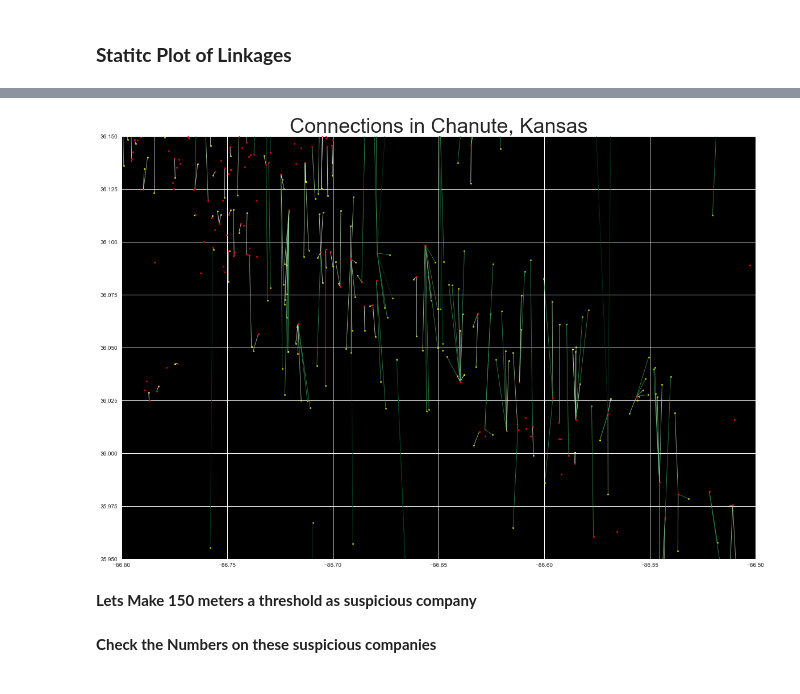
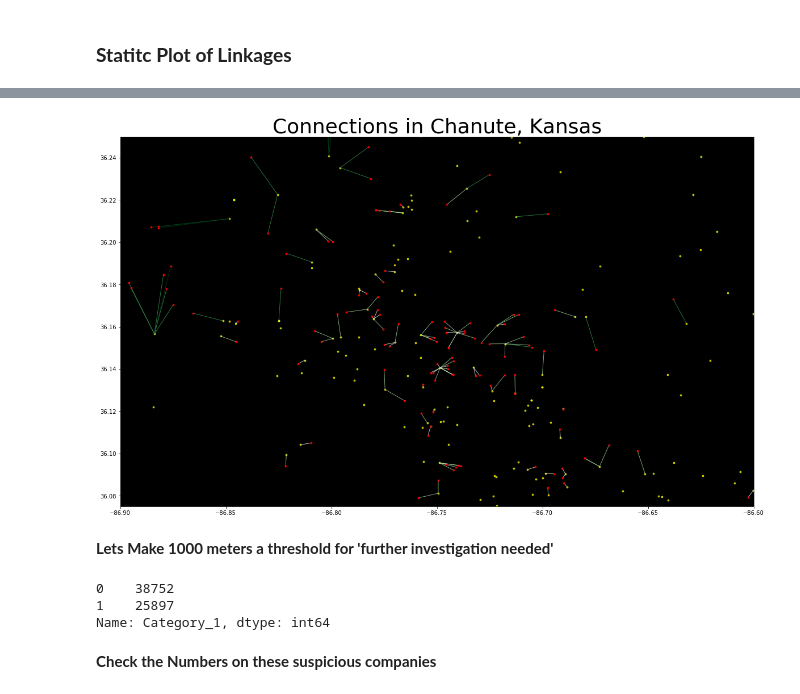
Before and after one commit to raedjamw/Chameleon-Trucking, a Jupyter notebook: Phase_1/Analysis_IS_OS.ipynb, the cells around one changed output, grey strips where cells are left out. Drawn from its saved outputs; the diff is of its cells as text; code cells hidden in the pictures.

```diff
--- a/Phase_1/Analysis_IS_OS.ipynb
+++ b/Phase_1/Analysis_IS_OS.ipynb
@@ -148,10 +104,0 @@ Name: LEGAL_NAME, dtype: int64
-# %%
-carrier_count = TX_Dist['LEGAL_NAME'].value_counts()
-sns.set(style="darkgrid")
-plt.figure(figsize=(16,8))
-sns.countplot(x = carrier_count.index, data = carrier_count)
-
-plt.ylabel('Frequency', fontsize= 20)
-plt.xlabel('Number of times OOS Carrier shut down', fontsize=20)
-plt.suptitle('Frequency of Shutdowns for Each OOS Carrier',fontsize= 32)
-plt.show()
@@ -239,2 +117,3 @@ len(Clean_OS_Gdf)
 # %%
-closest_IS_All = nearest_neighbor(Clean_OS_Gdf, Cl_STATE_Gdf, return_dist=True)
+# apply KNN Module
+closest_IS_All = nearest_neighbor(Cl_STATE_Gdf,Clean_OS_Gdf, return_dist=True)
@@ -241,8 +124,4 @@ closest_IS_All = nearest_neighbor(Clean_OS_Gdf, Cl_STATE_Gdf, return_dist=True)
 # %%
-# Rename the Columns to distinguish between the two
-closest_IS_All = closest_IS_All.rename(columns={'USDOT': 'IS_USDOT','STATE':"IS_STATE", 'LEGAL_NAME': "IS_LEGAL_NAME", 'City': "IS_CITY",'address': "IS_FULL_ADDRESS",'dba_name':'IS_DBA_NAME','LAT':"IS_LAT",'LON':'IS_LON','geometry': 'IN_SERVICE_GEOMETRY'})
-#closest_stops.drop([ "LAT","LON"] , axis=1, inplace=True)
-
 # Merge the datasets by index (for this, it is good to use '.join()' -function)
-Merge_Closest = Clean_OS_Gdf.join(closest_IS_All,lsuffix='_OS', rsuffix='_IS')
-#Merge_Closest.columns
+Merge_Closest = Cl_STATE_Gdf.join(closest_IS_All ,lsuffix='_IS', rsuffix='_OS')
+Merge_Closest.shape
@@ -274,7 +184,7 @@ def getLineCoords(row, geom, coord_type):
 ### **Statitc Plot of Linkages**
 # %%
 # Create a link (LineString) between IS and OOS
-Merge_Closest['link'] = Merge_Closest.apply(lambda row: LineString([row['geometry'], row['IN_SERVICE_GEOMETRY']]), axis=1)
+Merge_Closest['link'] = Merge_Closest.apply(lambda row: LineString([row['geometry_IS'], row['geometry_OS']]), axis=1)
 
 # Set link as the active geometry
 Merge_Closest_links = Merge_Closest.copy()
@@ -298,18 +208,18 @@ ax.set_facecolor('black')
 # %%
 # Zommed in Image of Connections
 
 # Plot the connecting links between IS and OOS Carriers them based on distance
-ax = Merge_Closest_links.plot(column='distance in meters_1', cmap='Greens', scheme='quantiles', k=4, alpha=0.8, lw=0.9, figsize=(20, 20))
+ax = Merge_Closest_links.plot(column='distance in meters_1', cmap='Greens', scheme='quantiles', k=4, alpha=0.8, lw=0.9, figsize=(20, 30))
 ax = Clean_OS_Gdf.plot(ax=ax, color='yellow', markersize=8, alpha=0.7)
 ax = Cl_STATE_Gdf.plot(ax=ax, markersize=8, marker='o', color='red', alpha=0.9, zorder=2)
 
 plt.title('Connections in Chanute, Kansas',fontsize=36)
 fig.tight_layout()
-ax.set_xlim([-86.8, -86.5])
-ax.set_ylim([35.95, 36.15])
+ax.set_xlim([-86.9, -86.6])
+ax.set_ylim([36.075, 36.25])
 ax.set_facecolor('black')
 # %% [output]
-[figure, old version]
+[figure, new version]
 # %% [markdown]
-**Lets Make 150 meters a threshold as suspicious company**
+**Lets Make 1000 meters a threshold for 'further investigation needed'**
 # %%
@@ -327,3 +234,9 @@ Merge_Closest["Category_2"] = pd.Categorical(Merge_Closest["Category_2"])
+# %%
+Merge_Closest["Category_1"].value_counts()
+# %% [output]
+0    38752
+1    25897
+Name: Category_1, dtype: int64
 # %% [markdown]
 **Check the Numbers on these suspicious companies**
 # %%
```
Also changed, not shown: parts of 47 cells of this notebook.
